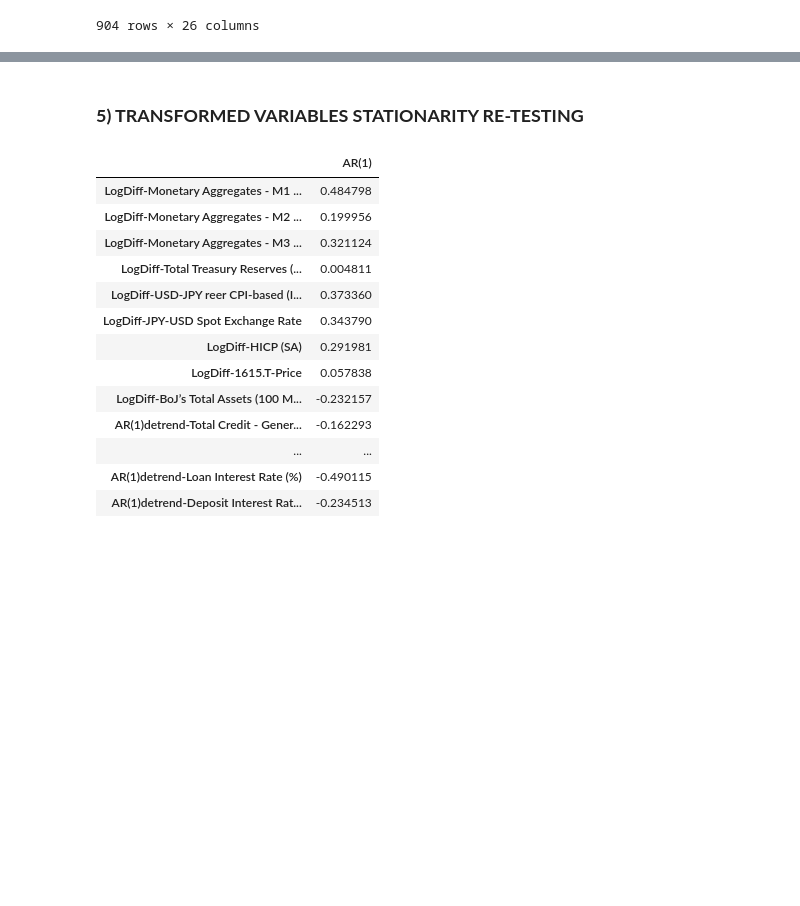
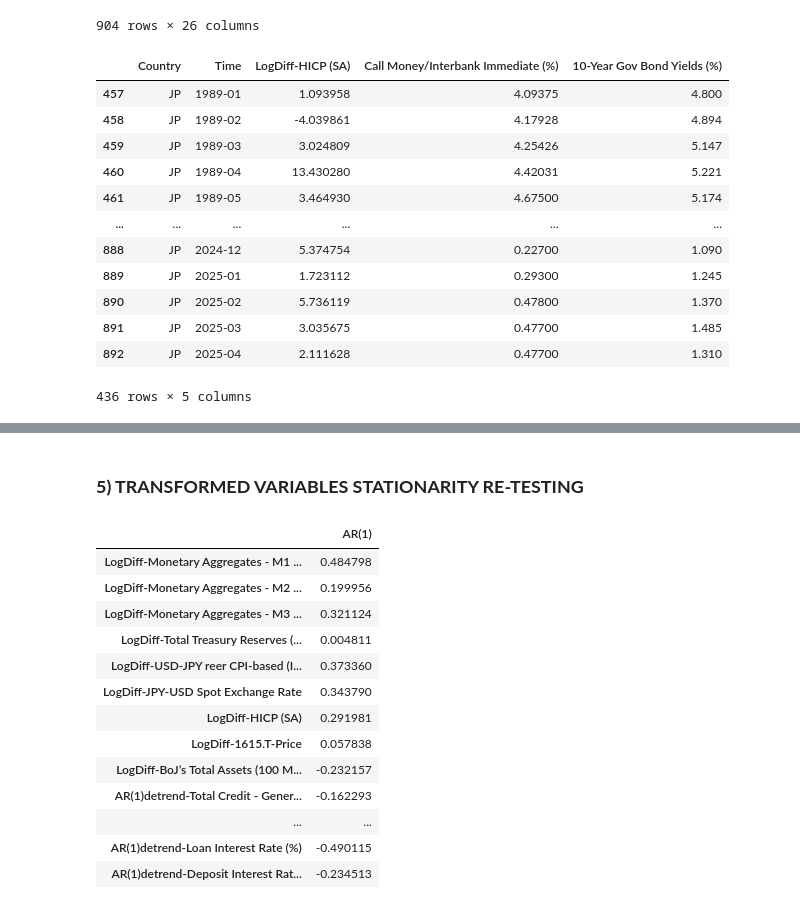
Before and after one commit to EliaLand/Policy_Target_RegimeSwitchingPersistence, a Jupyter notebook: Module2_stats_data_transformation.ipynb, the cells around one changed output, grey strips where cells are left out. Drawn from its saved outputs; the diff is of its cells as text; code cells hidden in the pictures; blank space fills up the shorter version.

```diff
--- a/Module2_stats_data_transformation.ipynb
+++ b/Module2_stats_data_transformation.ipynb
@@ -364,0 +245,33 @@ jp_trans_df.to_csv("Data/Transformed/jp_trans_df.csv", index=False)
+# %%
+# Core Hybrid to csv
+
+# Policy Target (transformed)
+df1 = jp_core_trans_df.copy()
+df1 = df1.reset_index()
+df1 = df1.drop(columns=["AR(1)detrend-Call Money/Interbank Immediate (%)", "AR(1)detrend-10-Year Gov Bond Yields (%)"])
+
+# Policy Instrument (raw)
+df2 = jp_aggregated_df.copy()
+df2 = df2.reset_index()
+df2 = df2[["Country", "Time", "Call Money/Interbank Immediate (%)", "10-Year Gov Bond Yields (%)"]]
+
+jp_core_hybrid_df = pd.merge(df1, df2, on=["Country", "Time"], how="outer")
+jp_core_hybrid_df = jp_core_hybrid_df.drop(columns="index")
+jp_core_hybrid_df = jp_core_hybrid_df.dropna()
+
+jp_core_hybrid_df.to_csv("Data/Transformed/jp_core_hybrid_df.csv", index=False)
+jp_core_hybrid_df
+# %% [output]
+|  | Country | Time | LogDiff-HICP (SA) | Call Money/Interbank Immediate (%) | 10-Year Gov Bond Yields (%) |
+| 457 | JP | 1989-01 | 1.093958 | 4.09375 | 4.800 |
+| 458 | JP | 1989-02 | -4.039861 | 4.17928 | 4.894 |
+| 459 | JP | 1989-03 | 3.024809 | 4.25426 | 5.147 |
+| 460 | JP | 1989-04 | 13.430280 | 4.42031 | 5.221 |
+| 461 | JP | 1989-05 | 3.464930 | 4.67500 | 5.174 |
+| ... | ... | ... | ... | ... | ... |
+| 888 | JP | 2024-12 | 5.374754 | 0.22700 | 1.090 |
+| 889 | JP | 2025-01 | 1.723112 | 0.29300 | 1.245 |
+| 890 | JP | 2025-02 | 5.736119 | 0.47800 | 1.370 |
+| 891 | JP | 2025-03 | 3.035675 | 0.47700 | 1.485 |
+| 892 | JP | 2025-04 | 2.111628 | 0.47700 | 1.310 |
+436 rows × 5 columns
```
Also changed, not shown: parts of 11 cells of this notebook, 3 other files.
